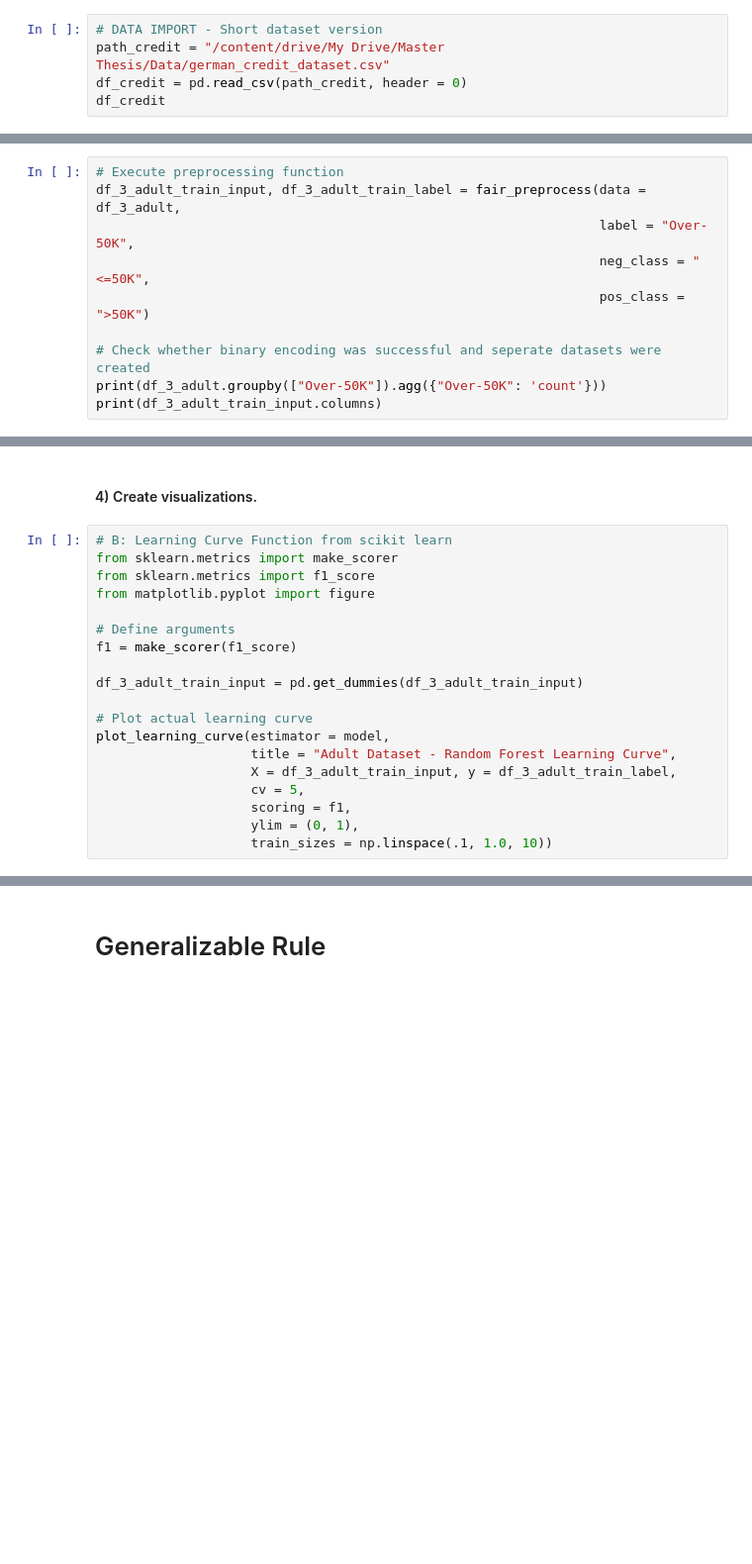
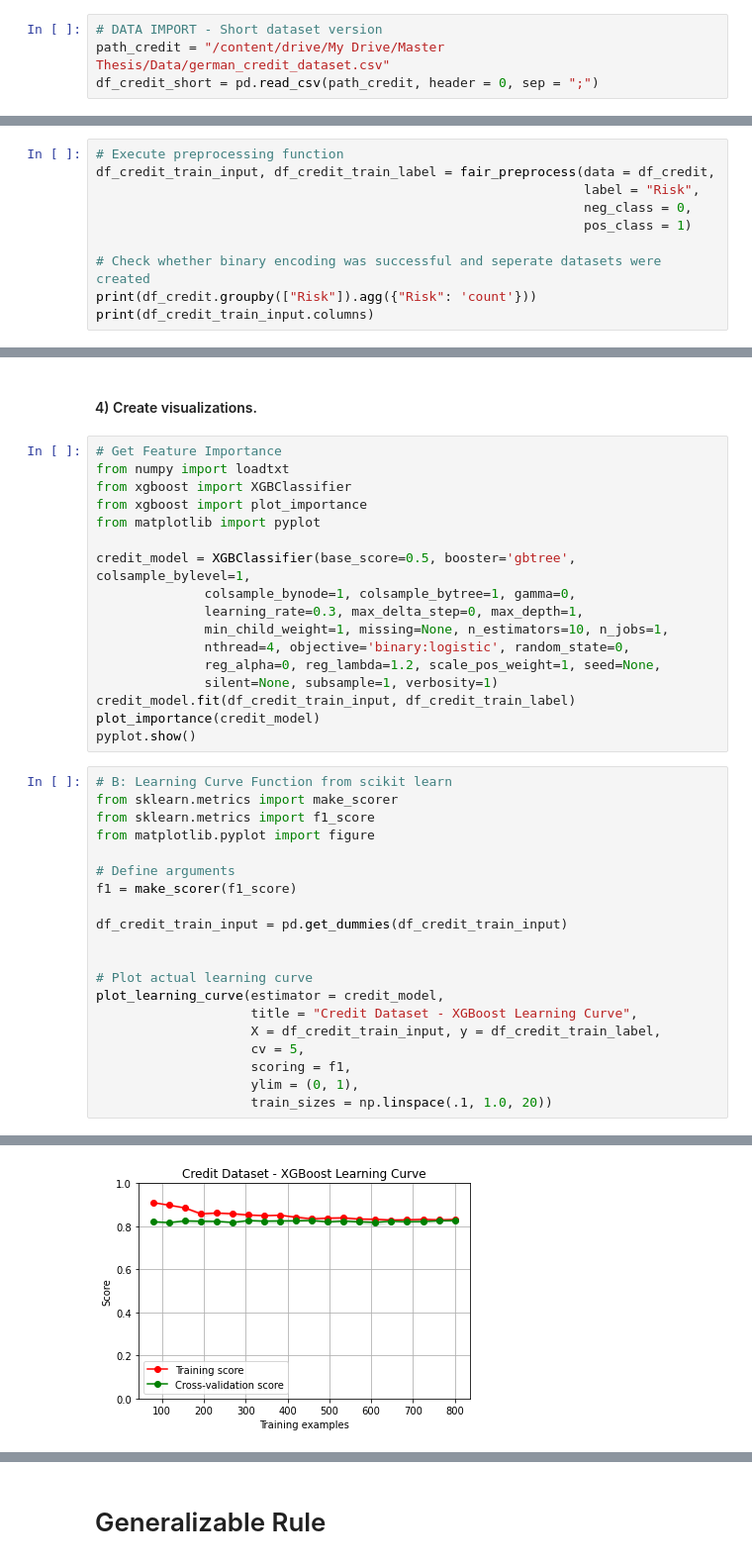
Before and after one commit to NilsBahr94/Master_Thesis_Algorithmic-Bias-in-AI, a Jupyter notebook: Master_Thesis_Algorithmic_Bias_Analysis.ipynb, the cells around one changed output, grey strips where cells are left out. Shown at 99% size. Saved outputs shown, nothing was run; the diff lists cells and outputs as text; blank space fills up the shorter version.

```diff
--- a/Master_Thesis_Algorithmic_Bias_Analysis.ipynb
+++ b/Master_Thesis_Algorithmic_Bias_Analysis.ipynb
@@ -1881,5 +1592,4 @@ df_credit
 # %%
 # DATA IMPORT - Short dataset version
 path_credit = "/content/drive/My Drive/Master Thesis/Data/german_credit_dataset.csv"
-df_credit = pd.read_csv(path_credit, header = 0)
-df_credit
+df_credit_short = pd.read_csv(path_credit, header = 0, sep = ";")
@@ -1923,13 +1629,13 @@ eda_descr_stats(df_credit, disc_feature="Sex", disc_min_value="female", label ="
 #### 0) Preprocess data.
 # %%
 # Execute preprocessing function
-df_3_adult_train_input, df_3_adult_train_label = fair_preprocess(data = df_3_adult,
-                                                                 label = "Over-50K",
-                                                                 neg_class = "<=50K",
-                                                                 pos_class = ">50K")
+df_credit_train_input, df_credit_train_label = fair_preprocess(data = df_credit,
+                                                               label = "Risk",
+                                                               neg_class = 0,
+                                                               pos_class = 1)
 
 # Check whether binary encoding was successful and seperate datasets were created
-print(df_3_adult.groupby(["Over-50K"]).agg({"Over-50K": 'count'}))
-print(df_3_adult_train_input.columns)
+print(df_credit.groupby(["Risk"]).agg({"Risk": 'count'}))
+print(df_credit_train_input.columns)
 # %% [markdown]
 #### 1) Define Hyperparameters.
@@ -1976,5 +1726,22 @@ results_df_compas = metrics_to_df(list_dfs=list_dfs_compas, label = label, model
 # %% [markdown]
 #### 4) Create visualizations.
+# %%
+# Get Feature Importance
+from numpy import loadtxt
+from xgboost import XGBClassifier
+from xgboost import plot_importance
+from matplotlib import pyplot
+
+credit_model = XGBClassifier(base_score=0.5, booster='gbtree', colsample_bylevel=1,
+              colsample_bynode=1, colsample_bytree=1, gamma=0,
+              learning_rate=0.3, max_delta_step=0, max_depth=1,
+              min_child_weight=1, missing=None, n_estimators=10, n_jobs=1,
+              nthread=4, objective='binary:logistic', random_state=0,
+              reg_alpha=0, reg_lambda=1.2, scale_pos_weight=1, seed=None,
+              silent=None, subsample=1, verbosity=1)
+credit_model.fit(df_credit_train_input, df_credit_train_label)
+plot_importance(credit_model)
+pyplot.show()
 # %%
 # B: Learning Curve Function from scikit learn
 from sklearn.metrics import make_scorer
@@ -1984,13 +1751,15 @@ from matplotlib.pyplot import figure
 # Define arguments
 f1 = make_scorer(f1_score)
 
-df_3_adult_train_input = pd.get_dummies(df_3_adult_train_input)
+df_credit_train_input = pd.get_dummies(df_credit_train_input)
+
 
 # Plot actual learning curve
-plot_learning_curve(estimator = model,
-                    title = "Adult Dataset - Random Forest Learning Curve",
-                    X = df_3_adult_train_input, y = df_3_adult_train_label,
+plot_learning_curve(estimator = credit_model,
+                    title = "Credit Dataset - XGBoost Learning Curve",
+                    X = df_credit_train_input, y = df_credit_train_label,
                     cv = 5,
                     scoring = f1,
                     ylim = (0, 1),
-                    train_sizes = np.linspace(.1, 1.0, 10))
+                    train_sizes = np.linspace(.1, 1.0, 20))
+# %% [output]
@@ -1996,0 +1767 @@ plot_learning_curve(estimator = model,
+[figure, added]
```
Also changed, not shown: parts of 170 cells of this notebook.
